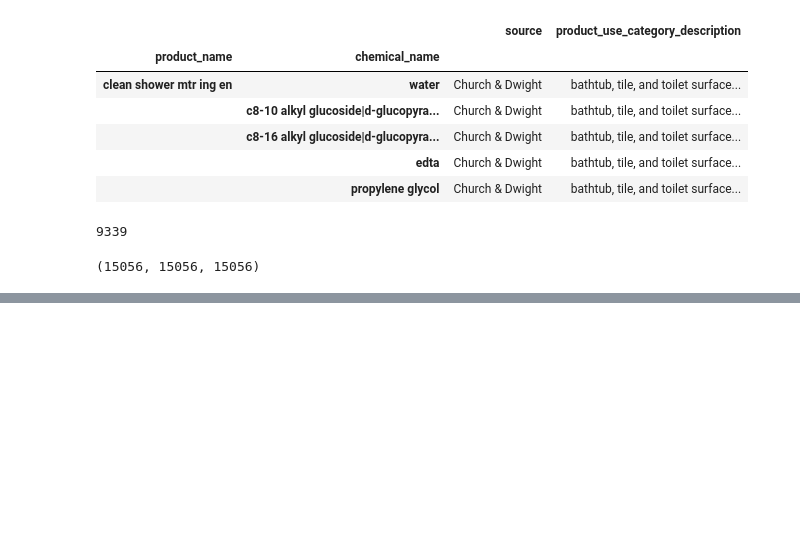
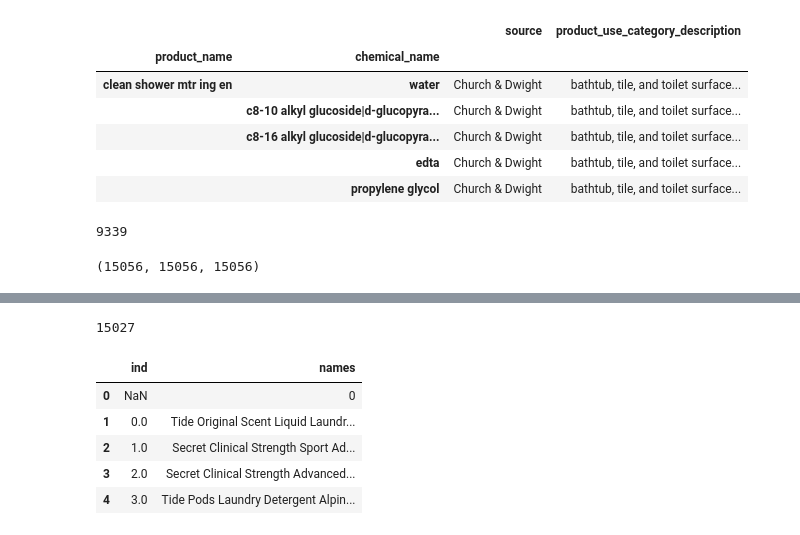
Before and after one commit to drmjw/product-database, a Jupyter notebook: CPDat.ipynb, the cells around one changed output, grey strips where cells are left out. Drawn from its saved outputs; the diff is of its cells as text; code cells hidden in the pictures; blank space fills up the shorter version.

```diff
--- a/CPDat.ipynb
+++ b/CPDat.ipynb
@@ -225,0 +437,4 @@ usedf=dfdls.to_csv('usedf.csv')
+# %%
+len(x)
+# %% [output]
+15027
@@ -225,0 +451,10 @@ usedf=dfdls.to_csv('usedf.csv')
+# %%
+a=pd.read_csv('amtitles.csv',names=['ind','names'])
+a.head()
+# %% [output]
+|  | ind | names |
+| 0 | NaN | 0 |
+| 1 | 0.0 | Tide Original Scent Liquid Laundr... |
+| 2 | 1.0 | Secret Clinical Strength Sport Ad... |
+| 3 | 2.0 | Secret Clinical Strength Advanced... |
+| 4 | 3.0 | Tide Pods Laundry Detergent Alpin... |
```
Also changed, not shown: parts of 60 cells of this notebook, 5 other files.
